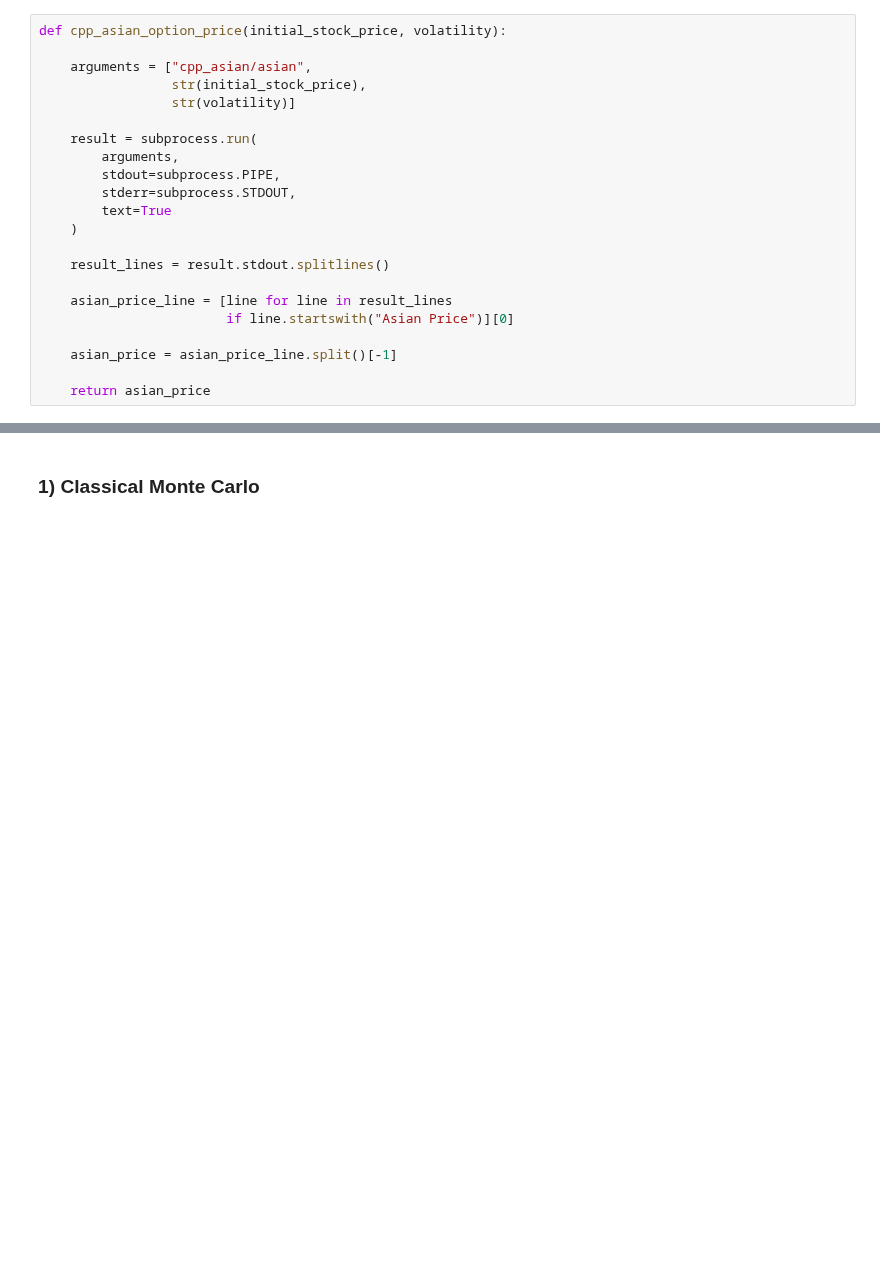
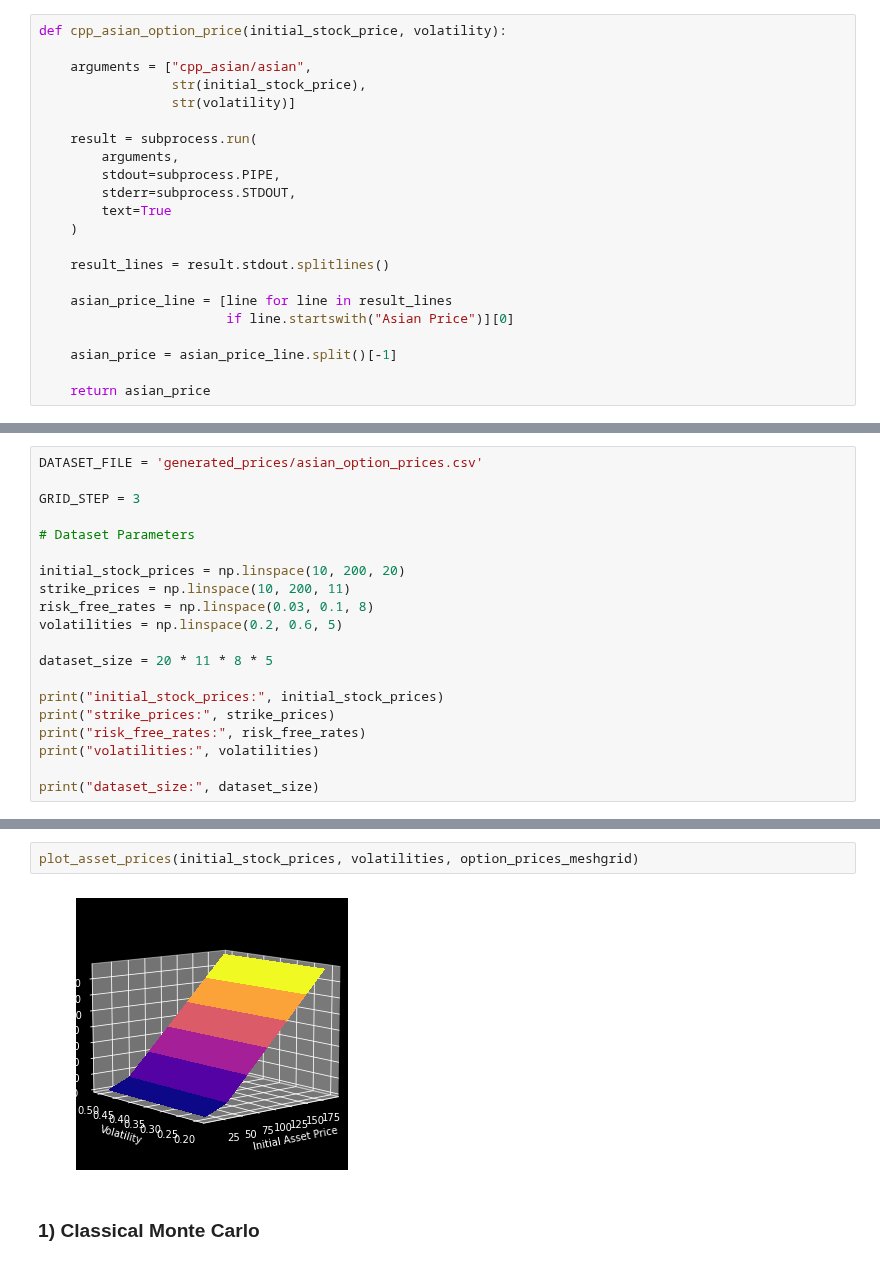
Before and after one commit to ogorodnikov/fmqa, a Jupyter notebook: finance/option_pricing/asian_options.ipynb, the cells around one changed output, grey strips where cells are left out. Saved outputs shown, nothing was run; the diff lists cells and outputs as text; blank space fills up the shorter version.

```diff
--- a/finance/option_pricing/asian_options.ipynb
+++ b/finance/option_pricing/asian_options.ipynb
@@ -36,0 +88,20 @@ cpp_asian_option_price(30, 0.3)
+# %%
+DATASET_FILE = 'generated_prices/asian_option_prices.csv'
+
+GRID_STEP = 3
+
+# Dataset Parameters
+
+initial_stock_prices = np.linspace(10, 200, 20)
+strike_prices = np.linspace(10, 200, 11)
+risk_free_rates = np.linspace(0.03, 0.1, 8)
+volatilities = np.linspace(0.2, 0.6, 5)
+
+dataset_size = 20 * 11 * 8 * 5
+
+print("initial_stock_prices:", initial_stock_prices)
+print("strike_prices:", strike_prices)
+print("risk_free_rates:", risk_free_rates)
+print("volatilities:", volatilities)
+
+print("dataset_size:", dataset_size)
@@ -37,2 +163,6 @@ cpp_asian_option_price(30, 0.3)
+# %%
+plot_asset_prices(initial_stock_prices, volatilities, option_prices_meshgrid)
+# %% [output]
+[figure, added]
 # %% [markdown]
 ### 1) Classical Monte Carlo
```
Also changed, not shown: parts of 18 cells of this notebook.
